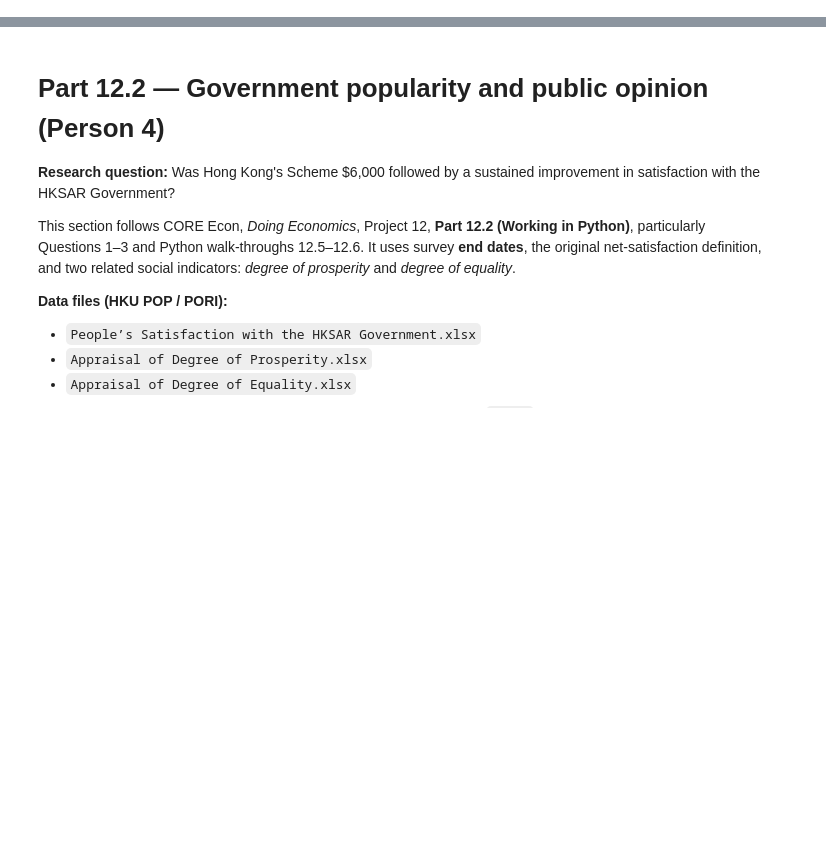
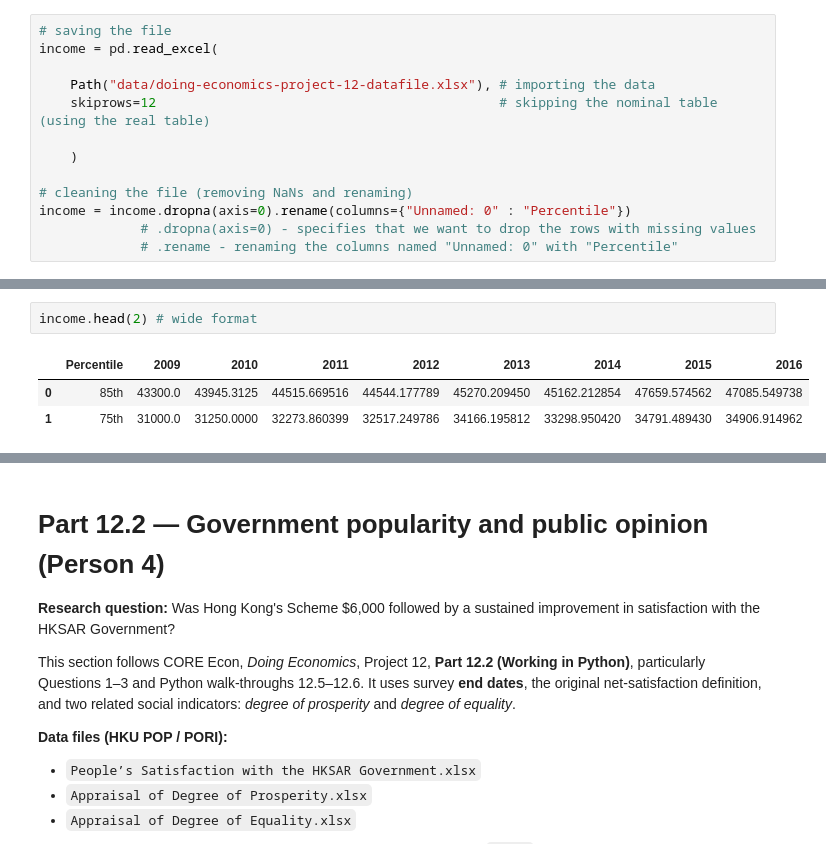
Before and after one commit to sdanieldlr/macro_final, a Jupyter notebook: python_notebook.ipynb, the cells around one changed output, grey strips where cells are left out. Saved outputs shown, nothing was run; the diff lists cells and outputs as text; blank space fills up the shorter version.

```diff
--- a/python_notebook.ipynb
+++ b/python_notebook.ipynb
@@ -2,0 +29,13 @@
+# %%
+# saving the file
+income = pd.read_excel(
+
+    Path("data/doing-economics-project-12-datafile.xlsx"), # importing the data
+    skiprows=12                                            # skipping the nominal table (using the real table)
+
+    )
+
+# cleaning the file (removing NaNs and renaming)
+income = income.dropna(axis=0).rename(columns={"Unnamed: 0" : "Percentile"})
+             # .dropna(axis=0) - specifies that we want to drop the rows with missing values
+             # .rename - renaming the columns named "Unnamed: 0" with "Percentile"
@@ -2,0 +54,6 @@
+# %%
+income.head(2) # wide format
+# %% [output]
+|  | Percentile | 2009 | 2010 | 2011 | 2012 | 2013 | 2014 | 2015 | 2016 |
+| 0 | 85th | 43300.0 | 43945.3125 | 44515.669516 | 44544.177789 | 45270.209450 | 45162.212854 | 47659.574562 | 47085.549738 |
+| 1 | 75th | 31000.0 | 31250.0000 | 32273.860399 | 32517.249786 | 34166.195812 | 33298.950420 | 34791.489430 | 34906.914962 |
```
Also changed, not shown: parts of 28 cells of this notebook, 1 other file.
